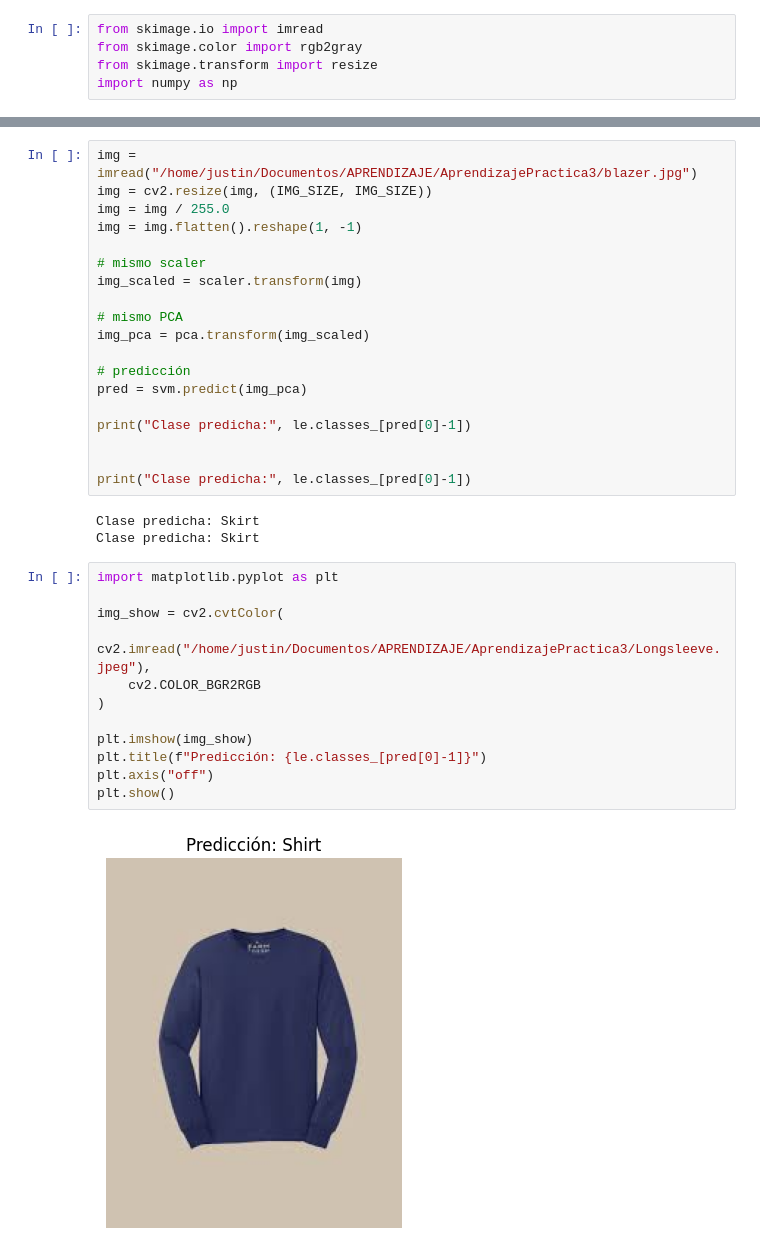
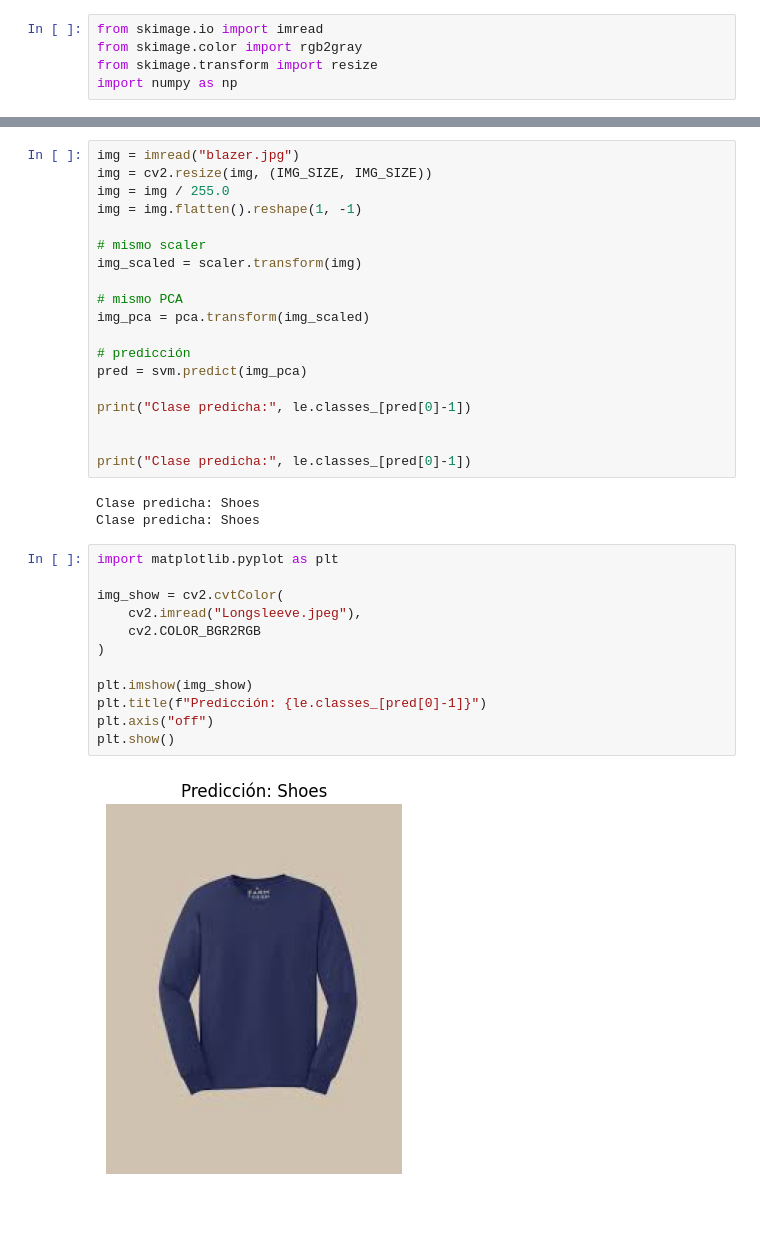
Before and after one commit to JustinLucero07/AprendizajePractica3, a Jupyter notebook: practica.ipynb, the cells around one changed output, grey strips where cells are left out. Saved outputs shown, nothing was run; the diff lists cells and outputs as text; blank space fills up the shorter version.

Commit message:
Filtrado de clases

```diff
--- a/practica.ipynb
+++ b/practica.ipynb
@@ -242,5 +173,5 @@ Clase predicha: 13
 # %%
-img = imread("/home/justin/Documentos/APRENDIZAJE/AprendizajePractica3/blazer.jpg")
+img = imread("blazer.jpg")
 img = cv2.resize(img, (IMG_SIZE, IMG_SIZE))
 img = img / 255.0
 img = img.flatten().reshape(1, -1)
@@ -259,22 +190,22 @@ print("Clase predicha:", le.classes_[pred[0]-1])
 
 print("Clase predicha:", le.classes_[pred[0]-1])
 # %% [output]
-Clase predicha: Skirt
-Clase predicha: Skirt
+Clase predicha: Shoes
+Clase predicha: Shoes
 # %%
 import matplotlib.pyplot as plt
 
 img_show = cv2.cvtColor(
-    cv2.imread("/home/justin/Documentos/APRENDIZAJE/AprendizajePractica3/Longsleeve.jpeg"),
+    cv2.imread("Longsleeve.jpeg"),
     cv2.COLOR_BGR2RGB
 )
 
 plt.imshow(img_show)
 plt.title(f"Predicción: {le.classes_[pred[0]-1]}")
 plt.axis("off")
 plt.show()
 # %% [output]
-[figure, old version]
+[figure, new version]
 # %%
 # --- Celda de Predicción corregida ---
 def predecir_prenda(ruta_imagen):
```
Also changed, not shown: parts of 11 cells of this notebook.
